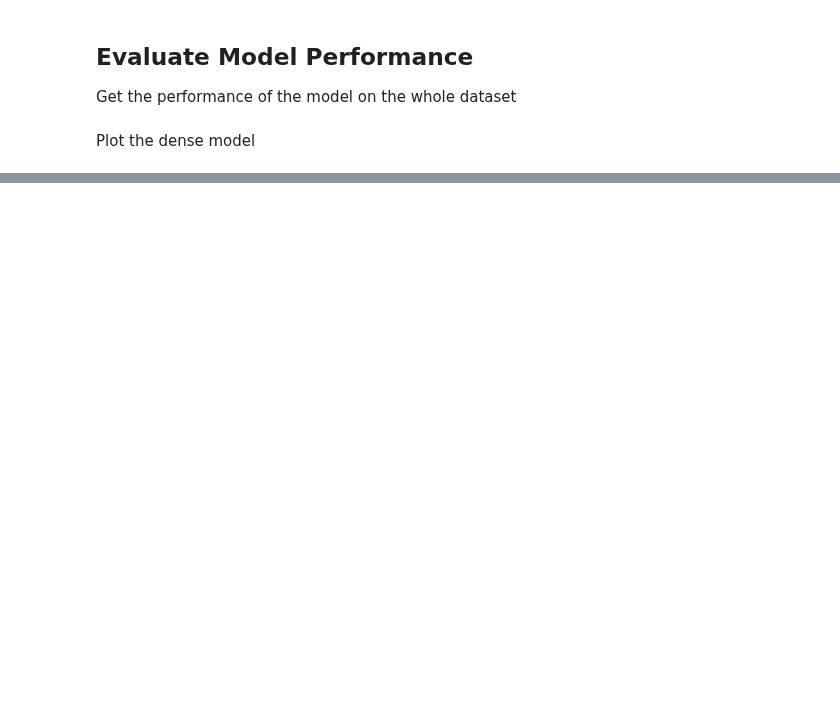
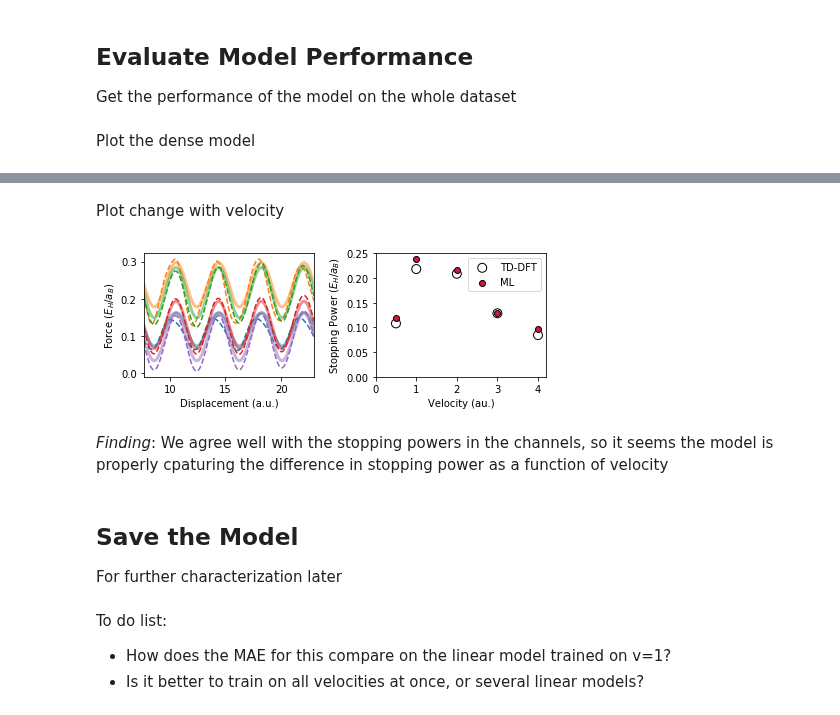
Before and after one commit to globus-labs/stopping-power-ml, a Jupyter notebook: multiple-velocities/2_build-neural-network.ipynb, the cells around one changed output, grey strips where cells are left out. Cells and saved outputs as stored; diff of their text form; code cells hidden in the pictures; blank space fills up the shorter version.

```diff
--- a/multiple-velocities/2_build-neural-network.ipynb
+++ b/multiple-velocities/2_build-neural-network.ipynb
@@ -26,7 +26,7 @@ Read in the random trajectories
 # %%
 data = pd.read_pickle(os.path.join('data', 'random_traj.pkl'))
 # %%
-channel_data = pd.read_pickle(os.path.join('data', 'random_traj.pkl'))
+channel_data = pd.read_pickle(os.path.join('data', 'channel_traj.pkl')).query('average_range')
 # %%
 with open('featurizer.pkl', 'rb') as fp:
     featurizer = pkl.load(fp)
@@ -420,0 +302,3 @@ for i in range(2, len(train_sets)):
+# %%
+%%time
+channel_data['force_fit'] = model.predict(channel_data[X_cols])
@@ -420,0 +308,53 @@ for i in range(2, len(train_sets)):
+# %% [markdown]
+Plot change with velocity
+# %%
+# Plot results
+fig, axs = plt.subplots(1, 2)
+
+velocity = []
+stopping_pred = []
+stopping_actual = []
+for gid, group in channel_data.groupby('directory'):
+    # Store the velocity
+    velocity.append(group['velocity_mag'].mean())
+
+    # Plot the performance on a segment of the dataset
+    label = 'v={:.1f}'.format(group['velocity_mag'].mean())
+
+    for a in axs[:1]:
+        my_line, = a.plot(group['displacement'], group['force'], linestyle='--',
+                              label=label)
+
+        a.plot(group['displacement'], group['force_fit'].tolist(), color=my_line.get_color(), lw=3, alpha=0.5)
+
+        a.set_xlabel('Displacement (a.u.)')
+        a.set_ylabel('Force ($E_H / a_B$)')
+
+    # Store the stopping pwoers
+    stopping_pred.append(group['force_fit'].mean())
+    stopping_actual.append(group['force'].mean())
+
+# Clean up the axis ranges
+axs[0].set_xlim(channel_data['displacement'].min(), channel_data['displacement'].max())
+
+
+# Plot the stopping power
+axs[1].scatter(velocity, stopping_actual, marker='o', s=80, facecolor='none', edgecolor='k', label='TD-DFT')
+axs[1].scatter(velocity, stopping_pred, marker='o', facecolor='crimson', edgecolor='k', label='ML')
+
+axs[1].set_ylabel('Stopping Power ($E_H / a_B$)')
+axs[1].set_xlabel('Velocity (au.)')
+axs[1].set_ylim(0, max(axs[1].get_ylim()))
+axs[1].set_xlim(0, 4.2)
+axs[1].legend()
+
+fig.set_size_inches(6.5, 2.5)
+fig.tight_layout()
+fig.savefig(os.path.join('figures', 'train-random-predict-channel.png'), dpi=320)
+# %% [output]
+[figure, added]
+# %% [markdown]
+*Finding*: We agree well with the stopping powers in the channels, so it seems the model is properly cpaturing the difference in stopping power as a function of velocity
+# %% [markdown]
+## Save the Model
+For further characterization later
@@ -420,0 +363,4 @@ for i in range(2, len(train_sets)):
+# %% [markdown]
+To do list:
+- How does the MAE for this compare on the linear model trained on v=1?
+- Is it better to train on all velocities at once, or several linear models?
```
Also changed, not shown: parts of 21 cells of this notebook, 3 other files.
